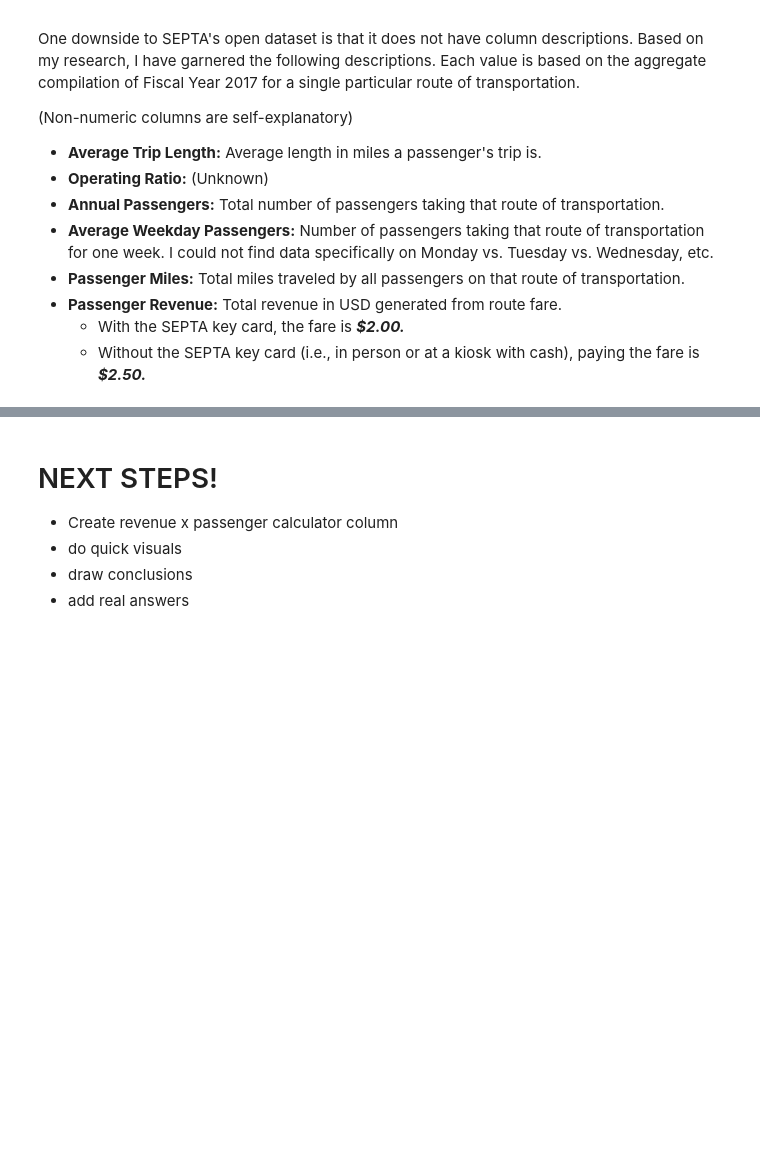
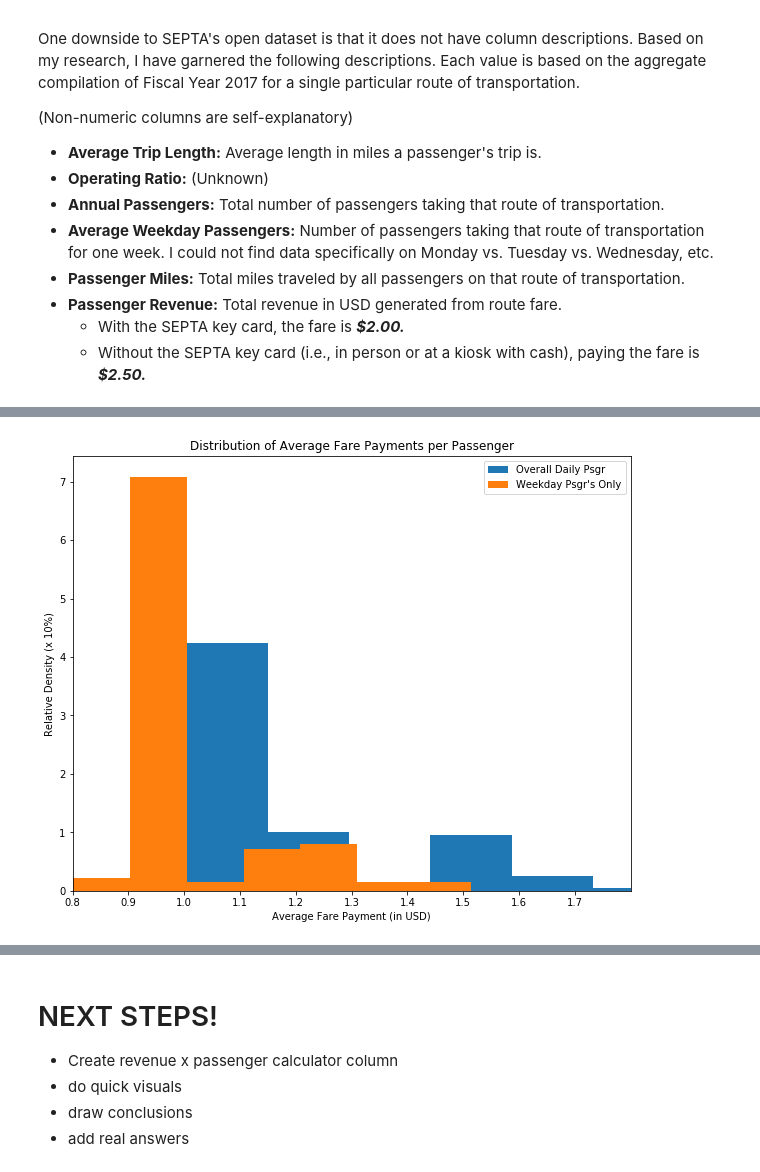
Before and after one commit to jafonte01/SEPTA-Competition-Project, a Jupyter notebook: iSepta Philly Project.ipynb, the cells around one changed output, grey strips where cells are left out. Cells and saved outputs as stored; diff of their text form; code cells hidden in the pictures; blank space fills up the shorter version.

```diff
--- a/iSepta Philly Project.ipynb
+++ b/iSepta Philly Project.ipynb
@@ -368,0 +642,9 @@ One downside to SEPTA's open dataset is that it does not have column description
+# %%
+# preparing final dataset
+df_Agg = df_Agg_final[['Annual_Passengers', 'Raw_Per_Day_Passenger_Count', 'Average_Weekday_Passengers',
+                             'AvgWeekday/AvgRaw Passenger', 'Passenger_Revenue']].copy()
+# %%
+df_Agg['Raw_Per_Day_Passenger_Count'] = round(df_Agg['Annual_Passengers'] / 365, 0)
+# %%
+df_Agg.columns = ['Annual Passengers', 'Annual / 365', 'Average Weekday Passengers',
+                             'AvgWeekday/AvgRaw Passenger Ratio', 'Passenger Revenue']
@@ -368,0 +667,9 @@ One downside to SEPTA's open dataset is that it does not have column description
+# %%
+# Finding an Average "Payment Per Passenger" and Weekday Passenger Ridership
+
+df_Agg['Raw Passenger Fare'] = round(df_Agg['Passenger Revenue'] / df_Agg['Annual Passengers'], 2)
+
+df_Agg['Weekday Psgr Fare'] = round((df_Agg['Passenger Revenue'] * (5/7) /
+                                  (df_Agg['Average Weekday Passengers'] * 365 * (5/7))), 2)
+
+df_Agg.head()
@@ -368,0 +723,20 @@ One downside to SEPTA's open dataset is that it does not have column description
+# %%
+# Creating histogram for range of $0.80 to $1.80
+
+plt.figure(figsize=(10,8))
+
+plt.hist(df_Agg['Raw Passenger Fare'], density=True, bins=30)
+plt.hist(df_Agg['Weekday Psgr Fare'], density=True, bins=20)
+plt.title('Distribution of Average Fare Payments per Passenger')
+
+plt.legend(['Overall Daily Psgr', 'Weekday Psgr\'s Only'])
+
+plt.xlim(0.8, 1.8)
+plt.xticks(np.arange(0.8, 1.8, 0.1).tolist())
+#plt.yticks(np.arange(0, 8, 1).tolist())
+plt.xlabel('Average Fare Payment (in USD)')
+plt.ylabel('Relative Density (x 10%)')
+
+plt.show()
+# %% [output]
+[figure, added]
```
Also changed, not shown: parts of 85 cells of this notebook.
